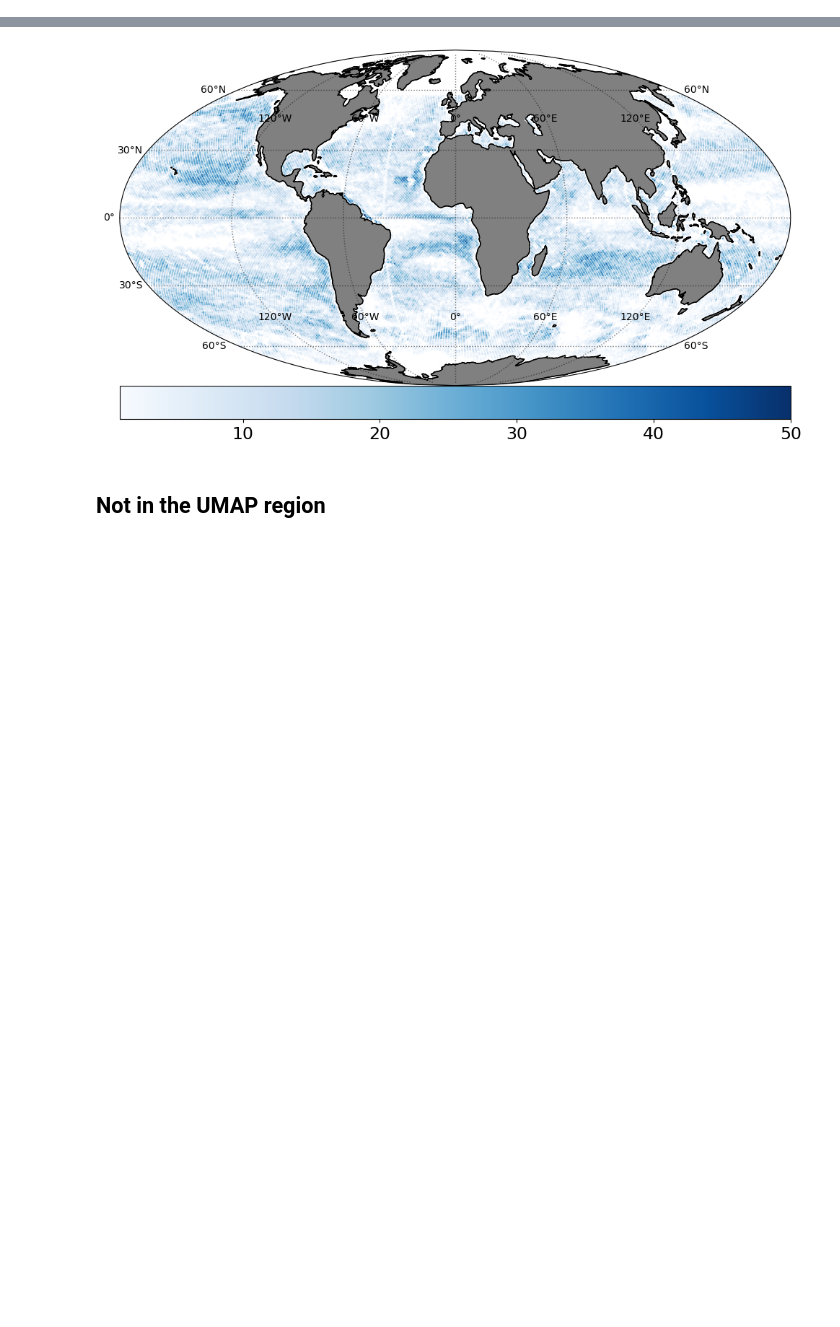
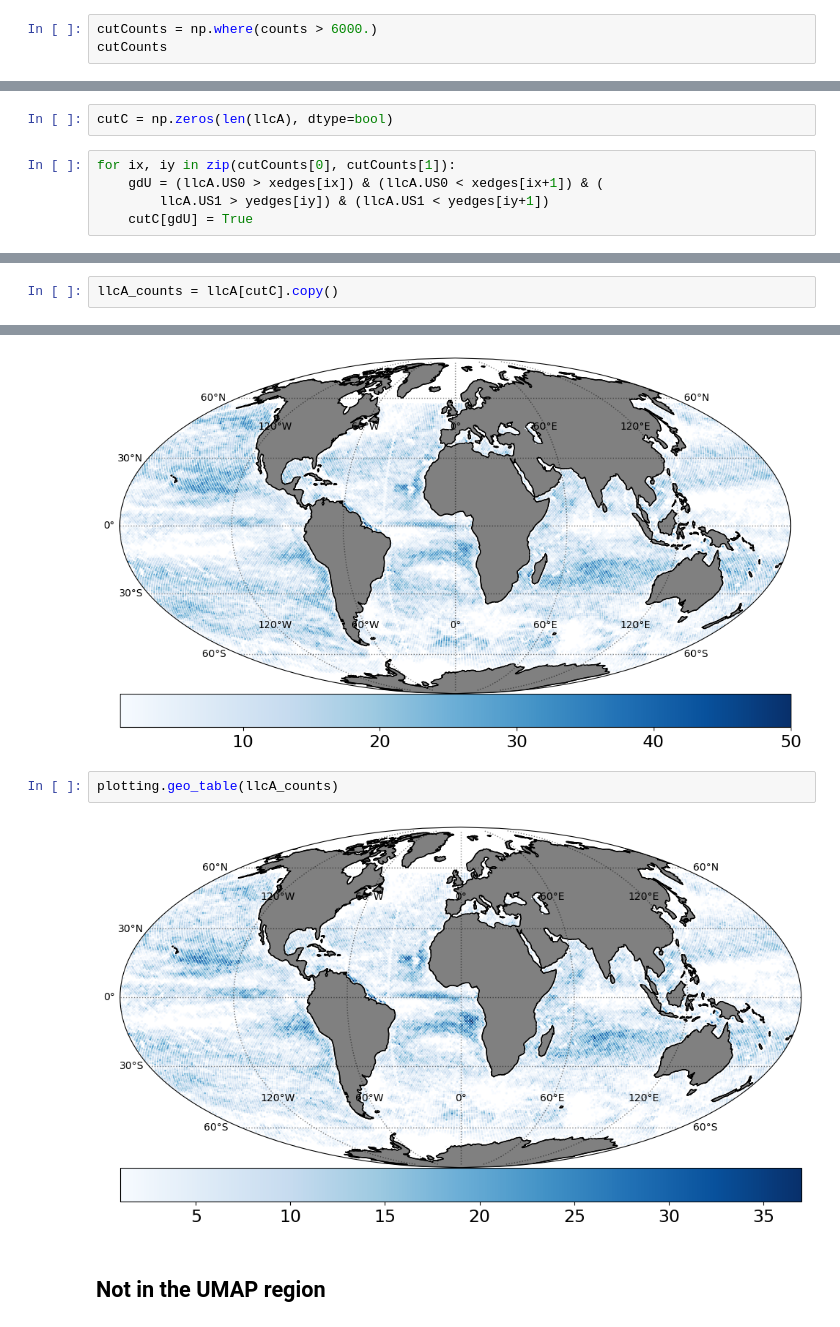
Before and after one commit to AI-for-Ocean-Science/ulmo, a Jupyter notebook: papers/F_S/Analysis/Debugging_Nenya.ipynb, the cells around one changed output, grey strips where cells are left out. Drawn from its saved outputs; the diff is of its cells as text; blank space fills up the shorter version.

```diff
--- a/papers/F_S/Analysis/Debugging_Nenya.ipynb
+++ b/papers/F_S/Analysis/Debugging_Nenya.ipynb
@@ -69,0 +83,3 @@ sub_latents = latents[idx]
+# %%
+cutCounts = np.where(counts > 6000.)
+cutCounts
@@ -69,0 +98,7 @@ sub_latents = latents[idx]
+# %%
+cutC = np.zeros(len(llcA), dtype=bool)
+# %%
+for ix, iy in zip(cutCounts[0], cutCounts[1]):
+    gdU = (llcA.US0 > xedges[ix]) & (llcA.US0 < xedges[ix+1]) & (
+        llcA.US1 > yedges[iy]) & (llcA.US1 < yedges[iy+1])
+    cutC[gdU] = True
@@ -70,3 +109,5 @@ sub_latents = latents[idx]
+# %%
+llcA_counts = llcA[cutC].copy()
 # %% [markdown]
 # Image the Latents
 # %%
@@ -131,6 +172,10 @@ reload(plotting)
 plotting.geo_table(llcA_cut)
 # %% [output]
 [figure]
+# %%
+plotting.geo_table(llcA_counts)
+# %% [output]
+[figure, added]
 # %% [markdown]
 ## Not in the UMAP region
 # %%
```
Also changed, not shown: parts of 6 cells of this notebook, 1 other file.
